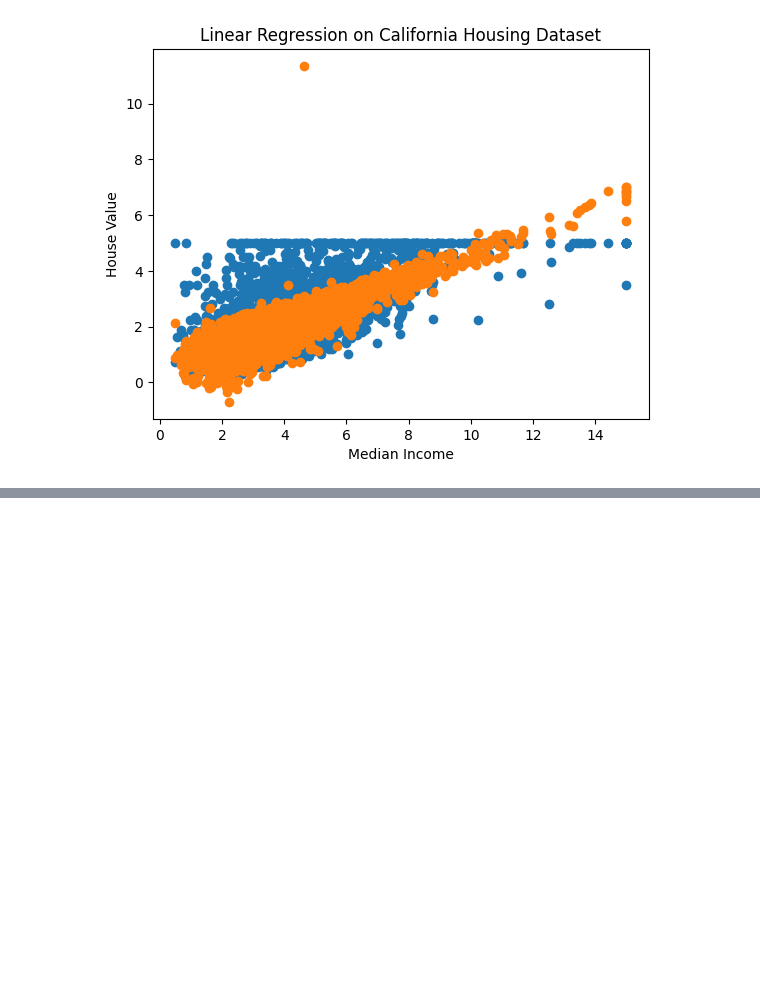
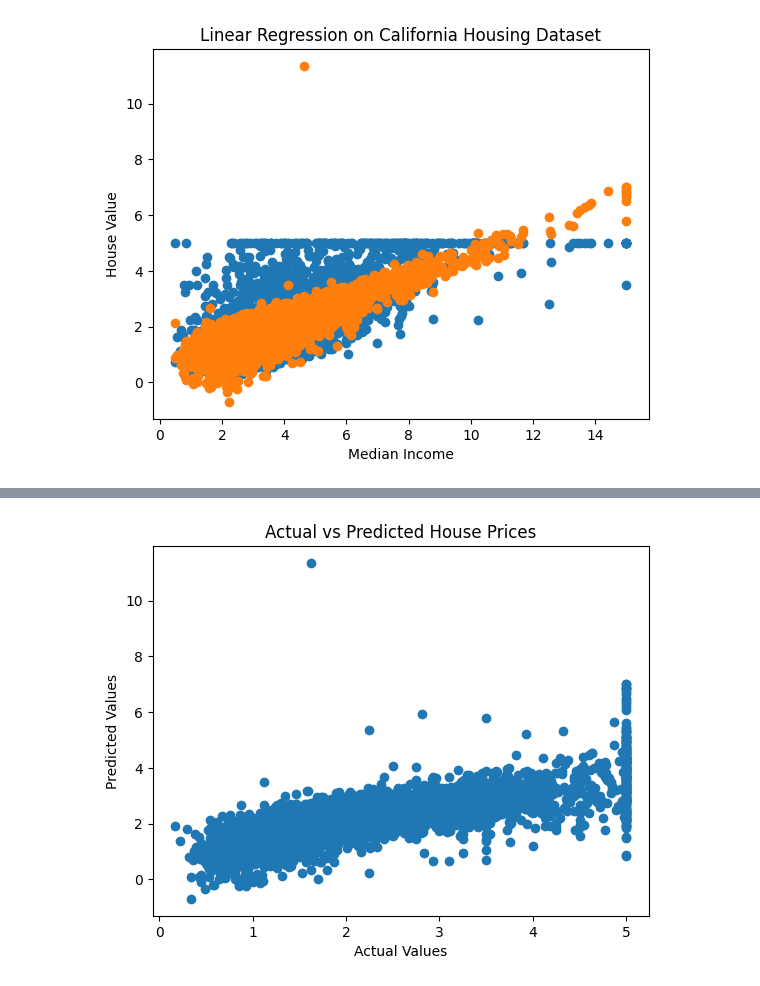
Before and after one commit to mudassirbeg/Mudassir_ML-Codes, a Jupyter notebook: Ml__pract_2.ipynb, the cells around one changed output, grey strips where cells are left out. Saved outputs shown, nothing was run; the diff lists cells and outputs as text; code cells hidden in the pictures; blank space fills up the shorter version.

```diff
--- a/Ml__pract_2.ipynb
+++ b/Ml__pract_2.ipynb
@@ -155,0 +189,8 @@ r2 = r2_score(y_test, y_pred)
+# %%
+plt.scatter(y_test, y_pred)
+plt.xlabel("Actual Values")
+plt.ylabel("Predicted Values")
+plt.title("Actual vs Predicted House Prices")
+plt.show()
+# %% [output]
+[figure, added]
```
Also changed, not shown: parts of 5 cells of this notebook.
